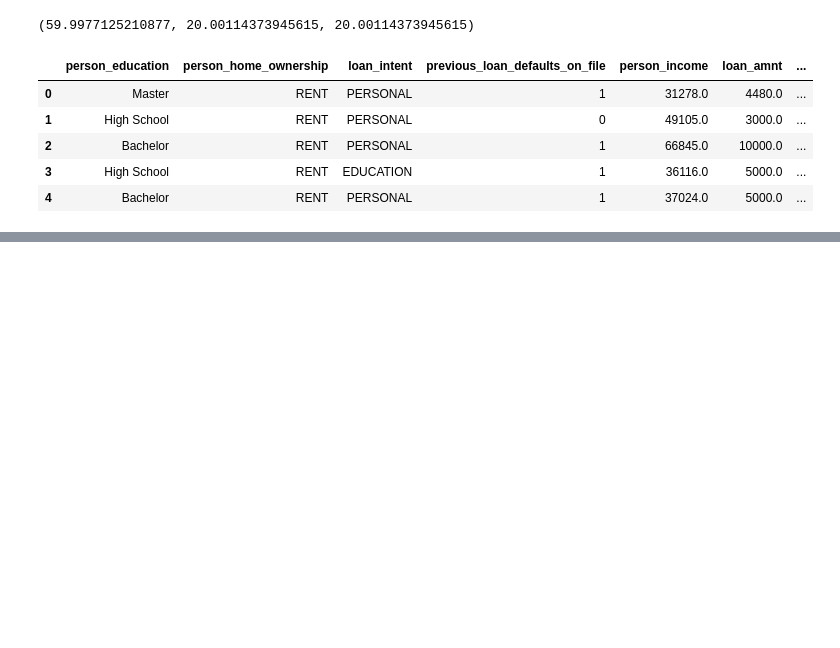
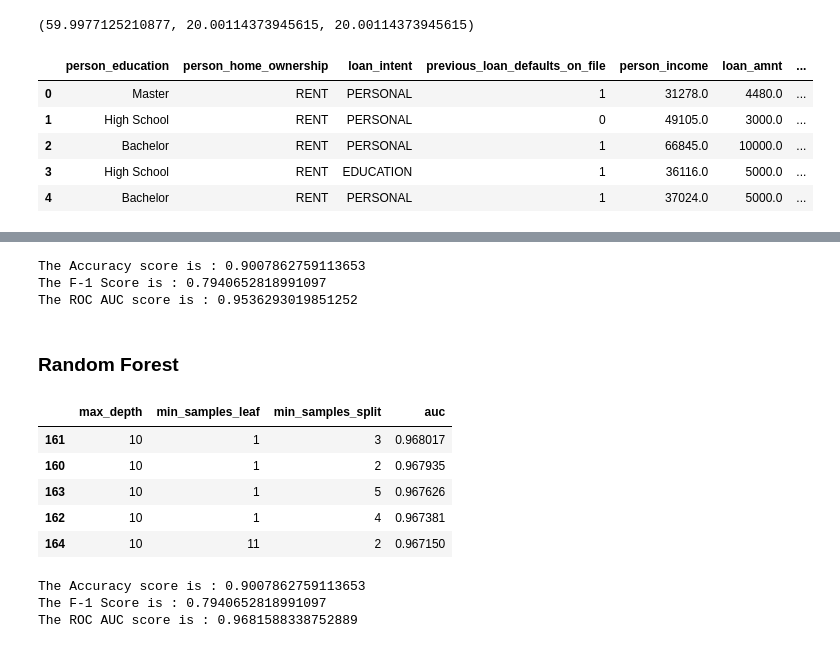
Before and after one commit to chaker88/ML-ZOOMCAMP-MidTermProject, a Jupyter notebook: project_notebook_v1.ipynb, the cells around one changed output, grey strips where cells are left out. Saved outputs shown, nothing was run; the diff lists cells and outputs as text; code cells hidden in the pictures; blank space fills up the shorter version.

```diff
--- a/project_notebook_v1.ipynb
+++ b/project_notebook_v1.ipynb
@@ -404,0 +474,60 @@ assert len(y_test) == len(X_test)
+# %%
+# train with the best parameters
+dt = DecisionTreeClassifier(max_depth=6,min_samples_leaf=1,random_state=42)
+dt.fit(X_train_transformed,y_train)
+y_pred = dt.predict_proba(X_val_transformed)[:,1]
+y_pred_class = dt.predict(X_val_transformed)
+accuracy = accuracy_score(y_val,y_pred_class)
+F1 = f1_score(y_val,y_pred_class)
+auc = roc_auc_score(y_val,y_pred)
+
+print(f"The Accuracy score is : {accuracy}")
+print(f"The F-1 Score is : {F1}")
+print(f"The ROC AUC score is : {auc}")
+# %% [output]
+The Accuracy score is : 0.9007862759113653
+The F-1 Score is : 0.7940652818991097
+The ROC AUC score is : 0.9536293019851252
+# %% [markdown]
+### Random Forest
+# %%
+scores = []
+
+for x in [2,4,6,8,10]:
+    for y in range(1,101,10):
+        for z in [2,3,4,5]:
+            rf = RandomForestClassifier(max_depth=x,min_samples_leaf=y,min_samples_split=z,random_state=42)
+            rf.fit(X_train_transformed, y_train)
+
+            y_pred = rf.predict_proba(X_val_transformed)[:, 1]
+            auc = roc_auc_score(y_val, y_pred)
+
+            scores.append((x, y,z, auc))
+columns = ['max_depth', 'min_samples_leaf', 'min_samples_split','auc']
+df_scores = pd.DataFrame(scores, columns=columns)
+df_scores.sort_values(by="auc",ascending=False).head(5)
+# %% [output]
+|  | max_depth | min_samples_leaf | min_samples_split | auc |
+| 161 | 10 | 1 | 3 | 0.968017 |
+| 160 | 10 | 1 | 2 | 0.967935 |
+| 163 | 10 | 1 | 5 | 0.967626 |
+| 162 | 10 | 1 | 4 | 0.967381 |
+| 164 | 10 | 11 | 2 | 0.967150 |
+# %%
+rf = RandomForestClassifier(n_estimators= 200,max_depth= 10,min_samples_leaf=1,min_samples_split=3,random_state=42)
+
+rf.fit(X_train_transformed,y_train)
+y_pred = rf.predict_proba(X_val_transformed)[:,1]
+y_pred_class = dt.predict(X_val_transformed)
+accuracy = accuracy_score(y_val,y_pred_class)
+F1 = f1_score(y_val,y_pred_class)
+auc = roc_auc_score(y_val,y_pred)
+
+
+print(f"The Accuracy score is : {accuracy}")
+print(f"The F-1 Score is : {F1}")
+print(f"The ROC AUC score is : {auc}")
+# %% [output]
+The Accuracy score is : 0.9007862759113653
+The F-1 Score is : 0.7940652818991097
+The ROC AUC score is : 0.9681588338752889
```
Also changed, not shown: parts of 7 cells of this notebook.
